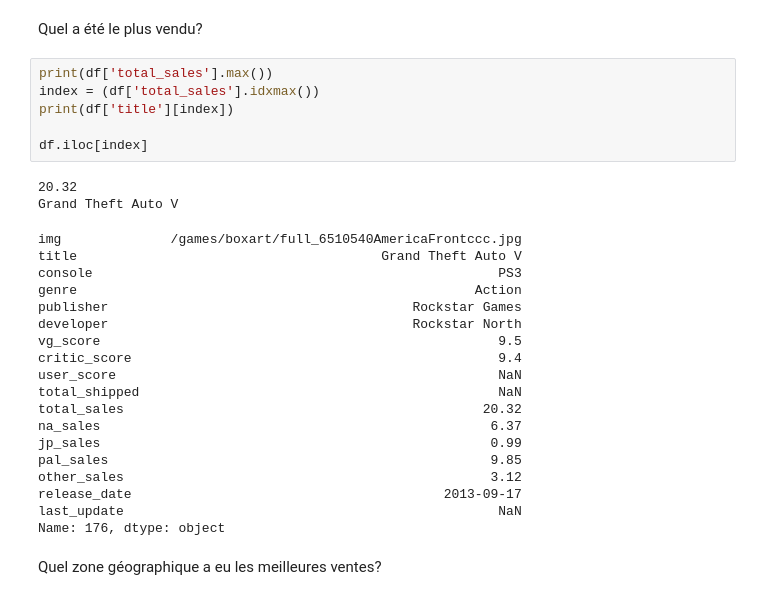
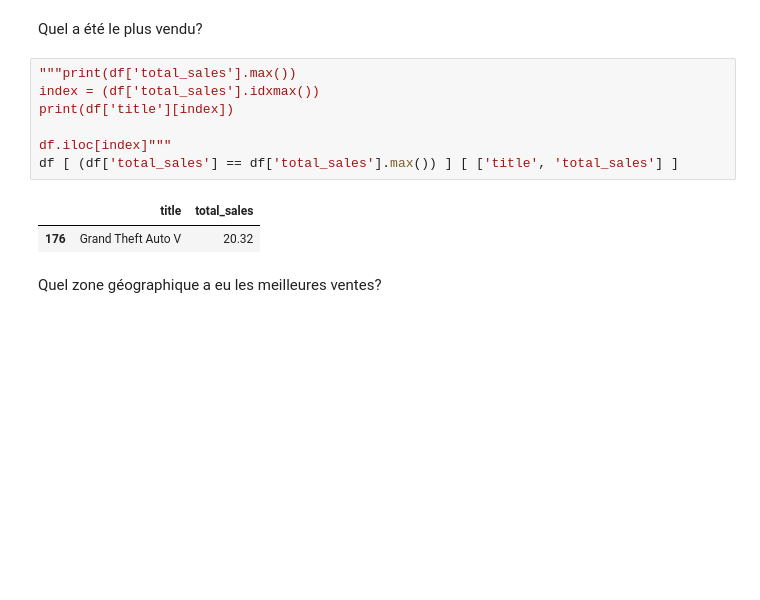
Before and after one commit to Haleckse/IA, a Jupyter notebook: TP1/Sujet_etudiant_TP Jeux video Python.ipynb, the cells around one changed output. Cells and saved outputs as stored; diff of their text form; blank space fills up the shorter version.

```diff
--- a/TP1/Sujet_etudiant_TP Jeux video Python.ipynb
+++ b/TP1/Sujet_etudiant_TP Jeux video Python.ipynb
@@ -72,32 +72,15 @@ Ce sont les memes
 # %% [markdown]
 Quel a été le plus vendu?
 # %%
-print(df['total_sales'].max())
+"""print(df['total_sales'].max())
 index = (df['total_sales'].idxmax())
 print(df['title'][index])
 
-df.iloc[index]
+df.iloc[index]"""
+df [ (df['total_sales'] == df['total_sales'].max()) ] [ ['title', 'total_sales'] ]
 # %% [output]
-20.32
-Grand Theft Auto V
-img              /games/boxart/full_6510540AmericaFrontccc.jpg
-title                                       Grand Theft Auto V
-console                                                    PS3
-genre                                                   Action
-publisher                                       Rockstar Games
-developer                                       Rockstar North
-vg_score                                                   9.5
-critic_score                                               9.4
-user_score                                                 NaN
-total_shipped                                              NaN
-total_sales                                              20.32
-na_sales                                                  6.37
-jp_sales                                                  0.99
-pal_sales                                                 9.85
-other_sales                                               3.12
-release_date                                        2013-09-17
-last_update                                                NaN
-Name: 176, dtype: object
+|  | title | total_sales |
+| 176 | Grand Theft Auto V | 20.32 |
 # %% [markdown]
 Quel zone géographique a eu les meilleures ventes?
 # %% [markdown]
```
Also changed, not shown: parts of 6 cells of this notebook.
